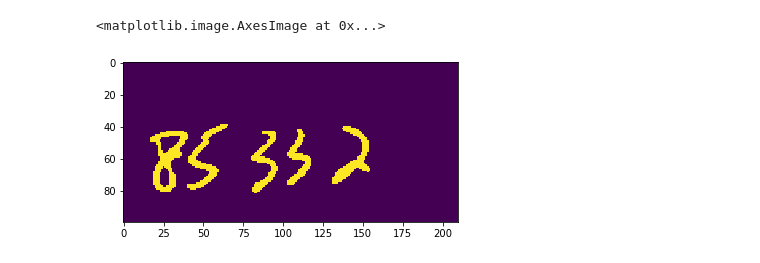
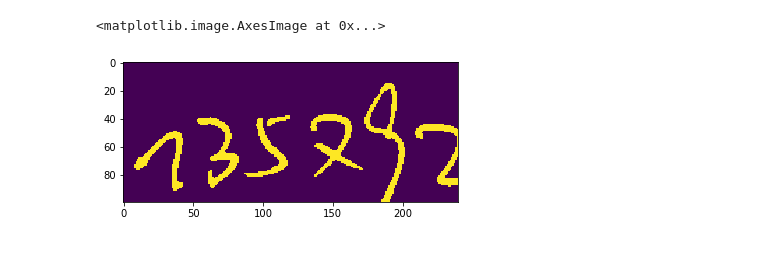
Before and after one commit to LeiDoubi/AutoGradingSystem, a Jupyter notebook: Digits_recognization_test.ipynb, the cells around one changed output. Drawn from its saved outputs; the diff is of its cells as text; code cells hidden in the pictures.

```diff
--- a/Digits_recognization_test.ipynb
+++ b/Digits_recognization_test.ipynb
@@ -92,11 +126,11 @@ def find_digits(img):
 # %%
-coversheet = CoverSheet((580,680,1290,1500),'scan/scan-33.jpg')
+coversheet = CoverSheet((580,680,1290,1530),'scan/scan-13.jpg')
 img = coversheet.digits_string.img
 structure_kernel = cv.getStructuringElement(cv.MORPH_CROSS,(1,1))
 img = cv.erode(img,structure_kernel)
 img = remove_spots(img)
 plt.imshow(img)
 # %% [output]
 <matplotlib.image.AxesImage at 0x...>
-[figure, old version]
+[figure, new version]
 # %%
```
Also changed, not shown: parts of 5 cells of this notebook, 1 other file.
